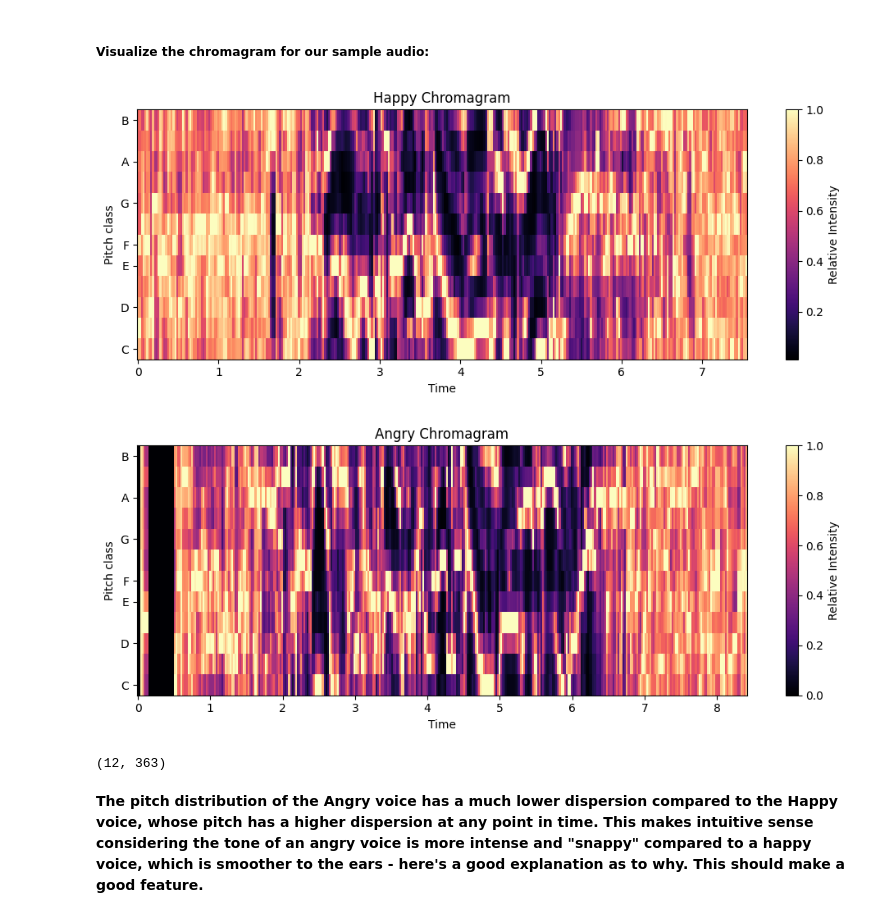
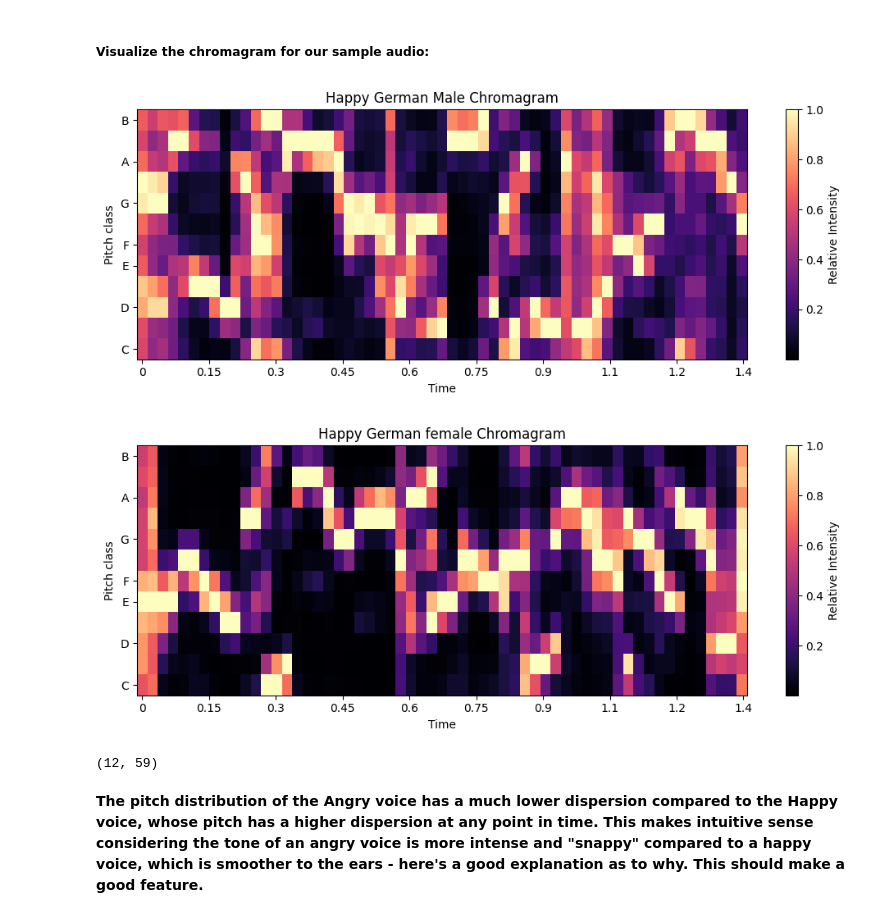
Before and after one commit to mxsu/Week-2_Data_Preprocessing, a Jupyter notebook: Week_2_Data_Preprocessing.ipynb, the cells around one changed output. Saved outputs shown, nothing was run; the diff lists cells and outputs as text; code cells hidden in the pictures.

```diff
--- a/Week_2_Data_Preprocessing.ipynb
+++ b/Week_2_Data_Preprocessing.ipynb
@@ -522,3 +522,34 @@ with soundfile.SoundFile('/content/drive/MyDrive/IAT481/Week2/Audio_Speech_Actor
     plt.title('Angry')
 # %% [output]
 [figure]
+# %%
+################# Load Happy and Angry example of Actor 1 #####################################
+# 1 Modality (01 = full-AV, 02 = video-only, 03 = audio-only).
+
+# 2 Vocal channel (01 = speech, 02 = song).
+
+# 3 Emotion (01 = neutral, 02 = calm, 03 = happy, 04 = sad, 05 = angry, 06 = fearful, 07 = disgust, 08 = surprised).
+
+# 4 Emotional intensity (01 = normal, 02 = strong). NOTE: There is no strong intensity for the 'neutral' emotion.
+
+# 5 Statement (01 = "Kids are talking by the door", 02 = "Dogs are sitting by the door").
+
+# 6 Repetition (01 = 1st repetition, 02 = 2nd repetition).
+
+# 7 Actor (01 to 24. Odd numbered actors are male, even numbered actors are female).
+
+
+with soundfile.SoundFile('/content/drive/MyDrive/IAT481/Week2/wav/03a01Wa.wav') as audio:
+    waveform = audio.read(dtype="float32")
+    sample_rate = audio.samplerate
+    plt.figure(figsize=(15,4))
+    plt.subplot(1, 2, 1)
+    librosa.display.waveshow(waveform, sr=sample_rate)
+    plt.title('Happy German male')
+
+with soundfile.SoundFile('/content/drive/MyDrive/IAT481/Week2/wav/13a01Fd.wav') as audio:
+    waveform = audio.read(dtype="float32")
+    sample_rate = audio.samplerate
+    plt.subplot(1, 2, 2)
+    librosa.display.waveshow(waveform, sr=sample_rate)
+    plt.title('Happy German female')
@@ -536,11 +569,11 @@ If you want to explore Fourier transform please look into [this article.](https:
 Let's start visualizing our features to get a better handle on them.
 Load a sample audio file from our dataset - each audio file is 3 seconds in length.
 # %%
-with soundfile.SoundFile('/content/drive/MyDrive/IAT481/Week2/Audio_Speech_Actors_01-24/Actor_01/03-01-03-01-01-01-01.wav') as audio:
+with soundfile.SoundFile('/content/drive/MyDrive/IAT481/Week2/wav/03a01Wa.wav') as audio:
     happy_waveform = audio.read(dtype="float32")
     sample_rate = audio.samplerate
 
-with soundfile.SoundFile('/content/drive/MyDrive/IAT481/Week2/Audio_Speech_Actors_01-24/Actor_01/03-01-05-01-01-01-01.wav') as audio:
+with soundfile.SoundFile('/content/drive/MyDrive/IAT481/Week2/wav/13a01Fd.wav') as audio:
     angry_waveform = audio.read(dtype="float32")
     # same sample rate
 # %% [markdown]
@@ -667,24 +700,24 @@ Again, wikipedia has a short and sweet [explanation](https://en.wikipedia.org/wi
 # %%
 chromagram = librosa.feature.chroma_stft(y=happy_waveform, sr=sample_rate)
 plt.figure(figsize=(10, 4))
 librosa.display.specshow(chromagram, y_axis='chroma', x_axis='time')
 plt.colorbar(label='Relative Intensity')
-plt.title('Happy Chromagram')
+plt.title('Happy German Male Chromagram')
 plt.tight_layout()
 
 chromagram = librosa.feature.chroma_stft(y=angry_waveform, sr=sample_rate)
 plt.figure(figsize=(10, 4))
 librosa.display.specshow(chromagram, y_axis='chroma', x_axis='time')
 plt.colorbar(label='Relative Intensity')
-plt.title('Angry Chromagram')
+plt.title('Happy German female Chromagram')
 plt.tight_layout()
 # %% [output]
-[figure, old version]
+[figure, new version]
-[figure, old version]
+[figure, new version]
 # %%
 print(chromagram.shape)
 # %% [output]
-(12, 363)
+(12, 59)
 # %% [markdown]
 **The pitch distribution of the Angry voice has a much lower dispersion compared to the Happy voice, whose pitch has a higher dispersion at any point in time. This makes intuitive sense considering the tone of an angry voice is more intense and "snappy" compared to a happy voice, which is smoother to the ears - here's a good explanation as to why. This should make a good feature.**
 # %% [markdown]
```
Also changed, not shown: parts of 23 cells of this notebook.
